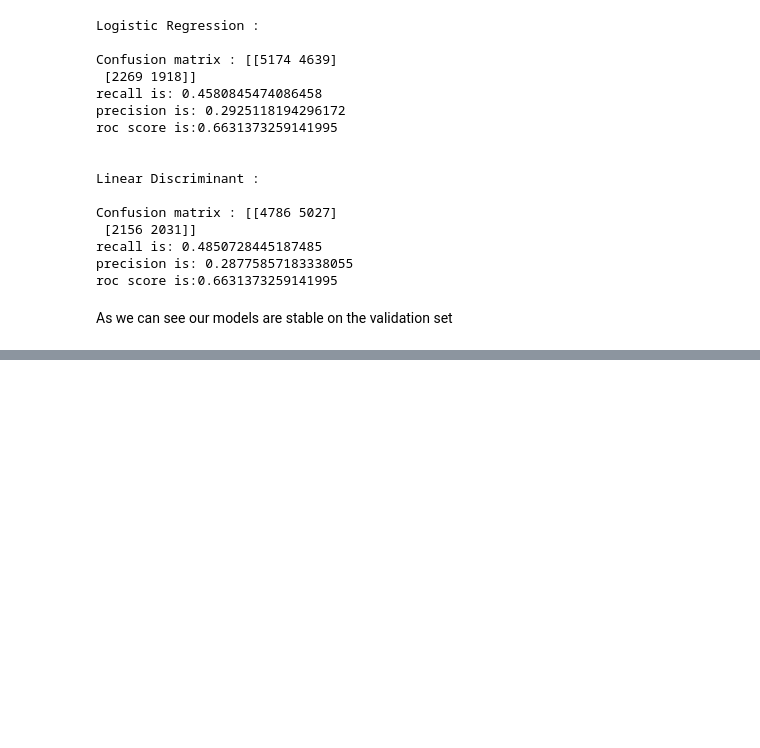
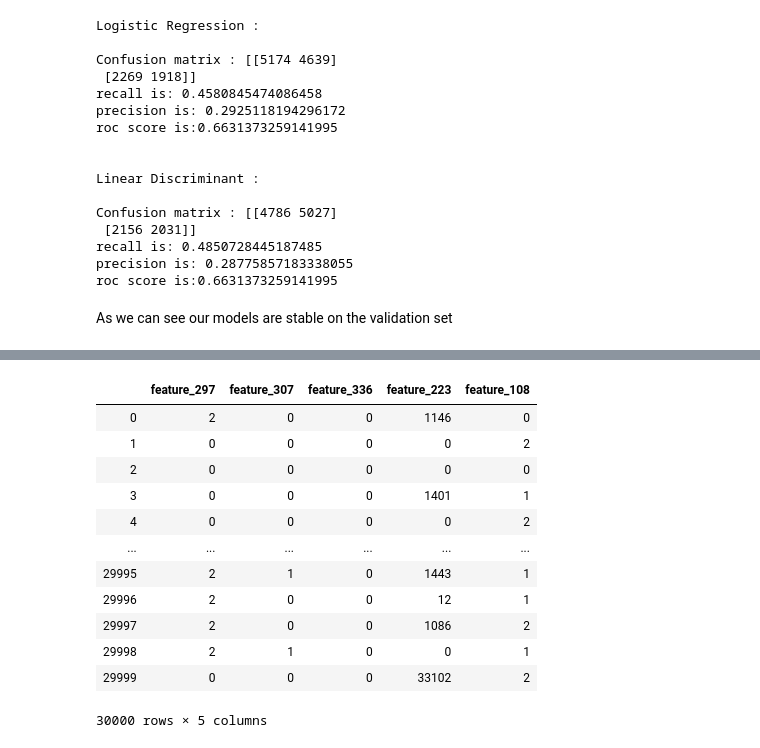
Before and after one commit to ilyasssed/Netflix-Appetency, a Jupyter notebook: Classification.ipynb, the cells around one changed output, grey strips where cells are left out. Drawn from its saved outputs; the diff is of its cells as text; code cells hidden in the pictures; blank space fills up the shorter version.

```diff
--- a/Classification.ipynb
+++ b/Classification.ipynb
@@ -718,0 +741,16 @@ As we can see our models are stable on the validation set
+# %%
+df_test
+# %% [output]
+|  | feature_297 | feature_307 | feature_336 | feature_223 | feature_108 |
+| 0 | 2 | 0 | 0 | 1146 | 0 |
+| 1 | 0 | 0 | 0 | 0 | 2 |
+| 2 | 0 | 0 | 0 | 0 | 0 |
+| 3 | 0 | 0 | 0 | 1401 | 1 |
+| 4 | 0 | 0 | 0 | 0 | 2 |
+| ... | ... | ... | ... | ... | ... |
+| 29995 | 2 | 1 | 0 | 1443 | 1 |
+| 29996 | 2 | 0 | 0 | 12 | 1 |
+| 29997 | 2 | 0 | 0 | 1086 | 2 |
+| 29998 | 2 | 1 | 0 | 0 | 1 |
+| 29999 | 0 | 0 | 0 | 33102 | 2 |
+30000 rows × 5 columns
```
Also changed, not shown: parts of 31 cells of this notebook.
